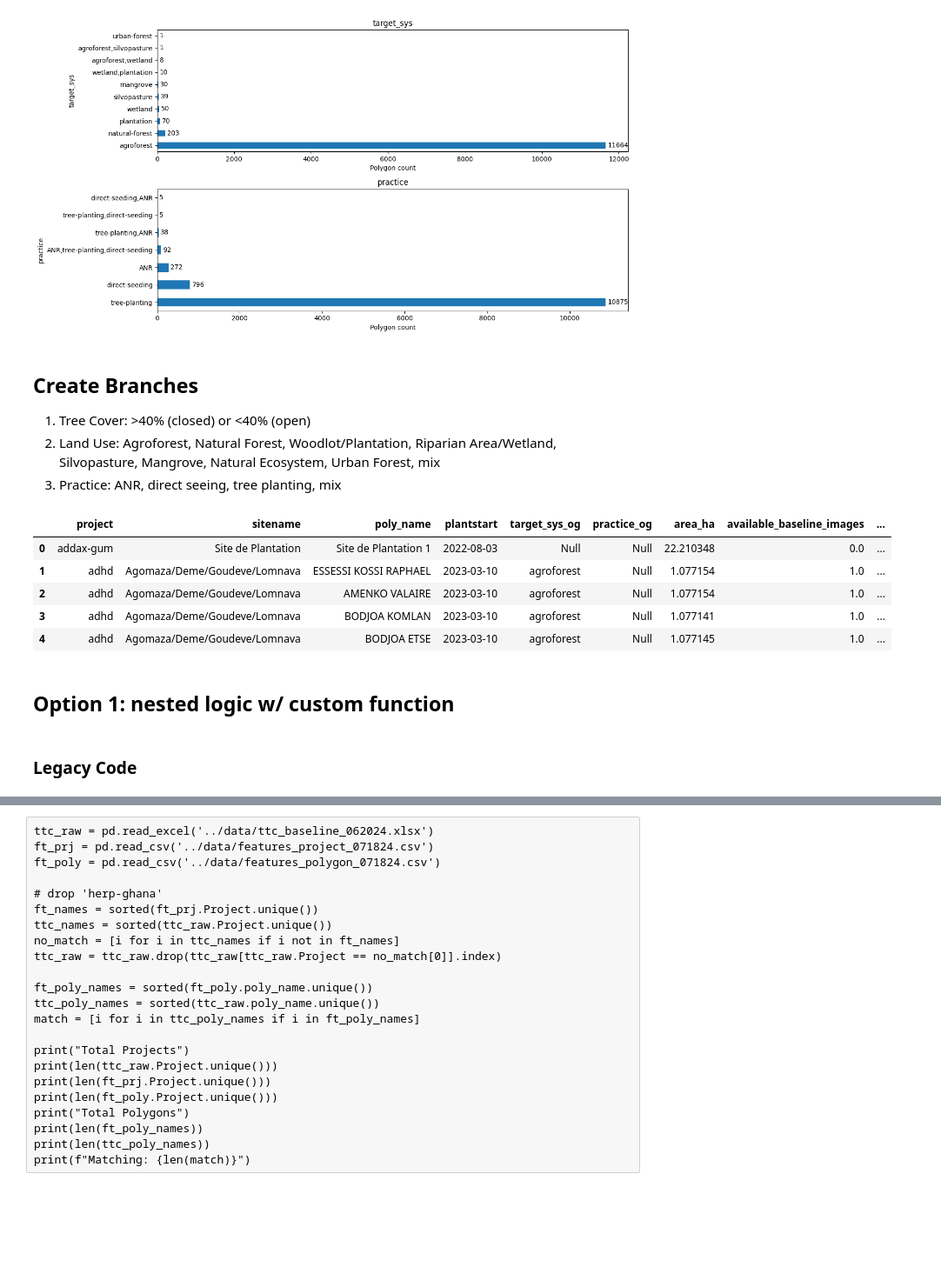
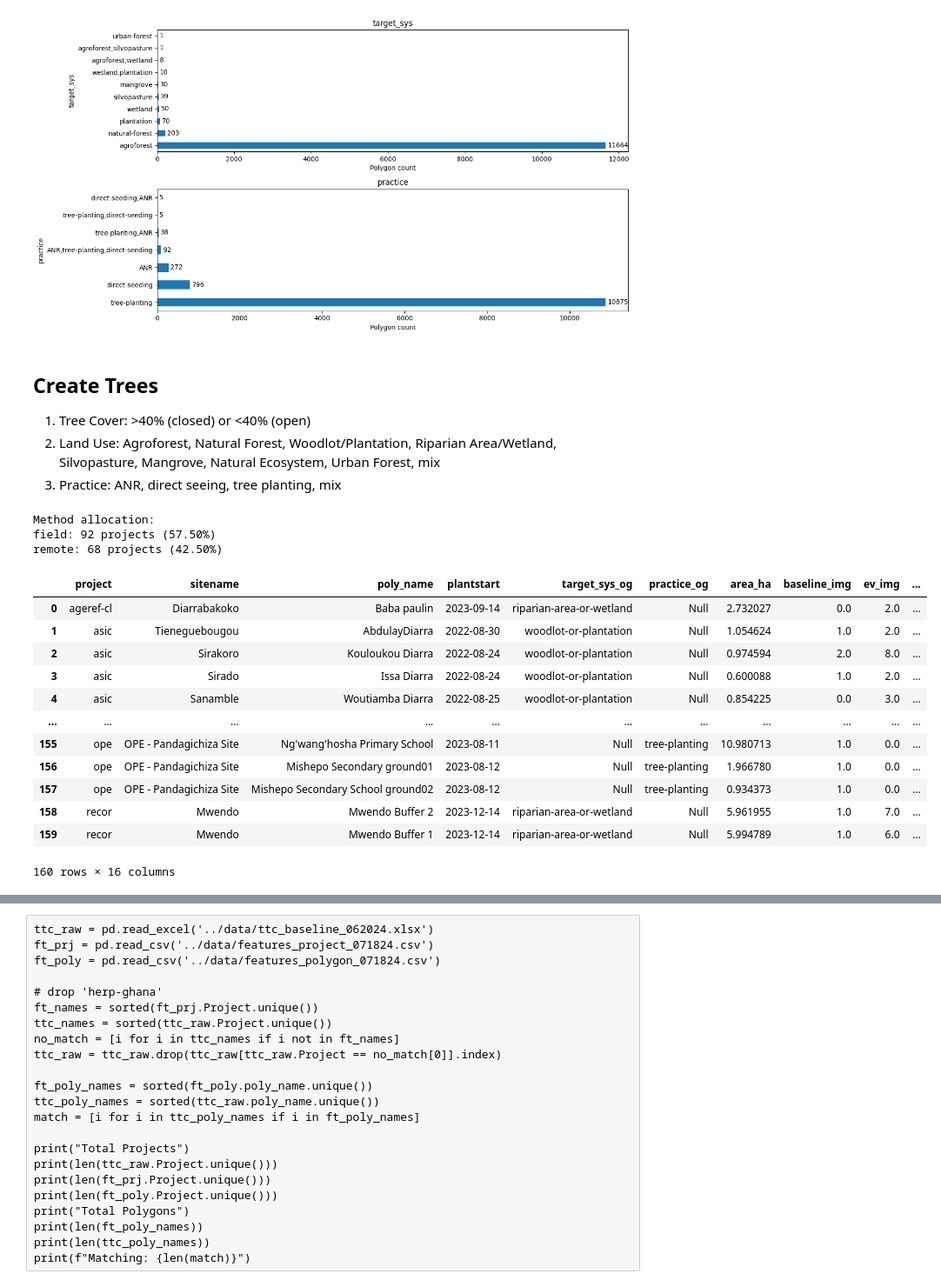
Before and after one commit to wri/decision-tree, a Jupyter notebook: notebooks/decision_tree.ipynb, the cells around one changed output, grey strips where cells are left out. Shown at 87% size. Drawn from its saved outputs; the diff is of its cells as text; code cells hidden in the pictures; blank space fills up the shorter version.

```diff
--- a/notebooks/decision_tree.ipynb
+++ b/notebooks/decision_tree.ipynb
@@ -218,18 +227,7 @@ plt.tight_layout()
 # %% [output]
 [figure]
 # %% [markdown]
-## Create Branches
+## Create Trees
 1. Tree Cover: >40% (closed) or <40% (open)
 2. Land Use: Agroforest, Natural Forest, Woodlot/Plantation, Riparian Area/Wetland, Silvopasture, Mangrove, Natural Ecosystem, Urban Forest, mix
 3. Practice: ANR, direct seeing, tree planting, mix
-# %%
-inter.head()
-# %% [output]
-|  | project | sitename | poly_name | plantstart | target_sys_og | practice_og | area_ha | available_baseline_images | ... |
-| 0 | addax-gum | Site de Plantation | Site de Plantation 1 | 2022-08-03 | Null | Null | 22.210348 | 0.0 | ... |
-| 1 | adhd | Agomaza/Deme/Goudeve/Lomnava | ESSESSI KOSSI RAPHAEL | 2023-03-10 | agroforest | Null | 1.077154 | 1.0 | ... |
-| 2 | adhd | Agomaza/Deme/Goudeve/Lomnava | AMENKO VALAIRE | 2023-03-10 | agroforest | Null | 1.077154 | 1.0 | ... |
-| 3 | adhd | Agomaza/Deme/Goudeve/Lomnava | BODJOA KOMLAN | 2023-03-10 | agroforest | Null | 1.077141 | 1.0 | ... |
-| 4 | adhd | Agomaza/Deme/Goudeve/Lomnava | BODJOA ETSE | 2023-03-10 | agroforest | Null | 1.077145 | 1.0 | ... |
-# %% [markdown]
-## Option 1: nested logic w/ custom function
@@ -294,2 +279,20 @@ def exp(df, year, img_req):
-# %% [markdown]
-### Legacy Code
+# %%
+final = year0(inter)
+final
+# %% [output]
+Method allocation:
+field: 92 projects (57.50%)
+remote: 68 projects (42.50%)
+|  | project | sitename | poly_name | plantstart | target_sys_og | practice_og | area_ha | baseline_img | ev_img | ... |
+| 0 | ageref-cl | Diarrabakoko | Baba paulin | 2023-09-14 | riparian-area-or-wetland | Null | 2.732027 | 0.0 | 2.0 | ... |
+| 1 | asic | Tieneguebougou | AbdulayDiarra | 2022-08-30 | woodlot-or-plantation | Null | 1.054624 | 1.0 | 2.0 | ... |
+| 2 | asic | Sirakoro | Kouloukou Diarra | 2022-08-24 | woodlot-or-plantation | Null | 0.974594 | 2.0 | 8.0 | ... |
+| 3 | asic | Sirado | Issa Diarra | 2022-08-24 | woodlot-or-plantation | Null | 0.600088 | 1.0 | 2.0 | ... |
+| 4 | asic | Sanamble | Woutiamba Diarra | 2022-08-25 | woodlot-or-plantation | Null | 0.854225 | 0.0 | 3.0 | ... |
+| ... | ... | ... | ... | ... | ... | ... | ... | ... | ... | ... |
+| 155 | ope | OPE - Pandagichiza Site | Ng'wang'hosha Primary School | 2023-08-11 | Null | tree-planting | 10.980713 | 1.0 | 0.0 | ... |
+| 156 | ope | OPE - Pandagichiza Site | Mishepo Secondary ground01 | 2023-08-12 | Null | tree-planting | 1.966780 | 1.0 | 0.0 | ... |
+| 157 | ope | OPE - Pandagichiza Site | Mishepo Secondary School ground02 | 2023-08-12 | Null | tree-planting | 0.934373 | 1.0 | 0.0 | ... |
+| 158 | recor | Mwendo | Mwendo Buffer 2 | 2023-12-14 | riparian-area-or-wetland | Null | 5.961955 | 1.0 | 7.0 | ... |
+| 159 | recor | Mwendo | Mwendo Buffer 1 | 2023-12-14 | riparian-area-or-wetland | Null | 5.994789 | 1.0 | 6.0 | ... |
+160 rows × 16 columns
```
Also changed, not shown: parts of 25 cells of this notebook.
